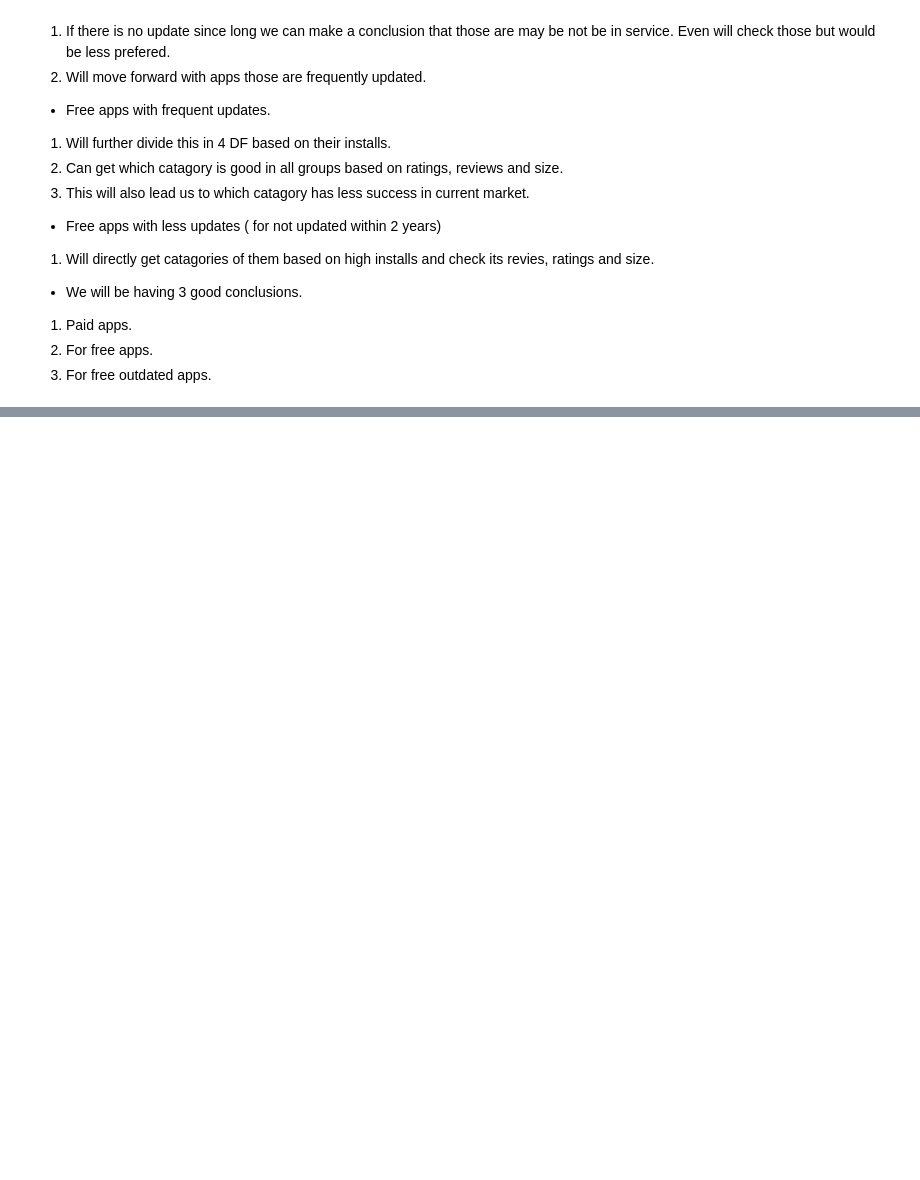
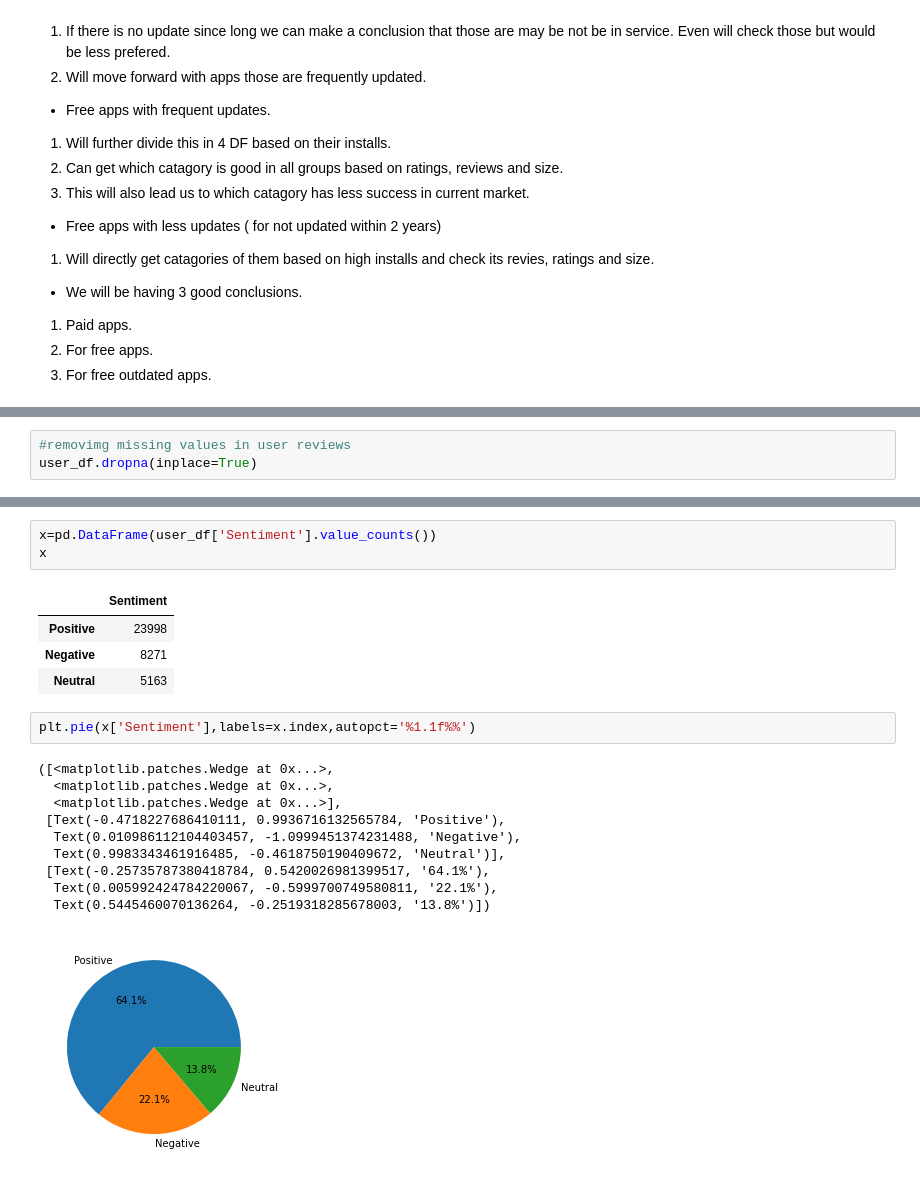
Before and after one commit to yagnik99/Play-Store-apps-data-analysis, a Jupyter notebook: Yagnik_Pandya_Team_2_Capstone_Project_1.ipynb, the cells around one changed output, grey strips where cells are left out. Saved outputs shown, nothing was run; the diff lists cells and outputs as text; blank space fills up the shorter version.

Commit message:
conclusion for 1 data

```diff
--- a/Yagnik_Pandya_Team_2_Capstone_Project_1.ipynb
+++ b/Yagnik_Pandya_Team_2_Capstone_Project_1.ipynb
@@ -393,0 +396,3 @@ First should cleanup data. Then-
+# %%
+#removimg missing values in user reviews
+user_df.dropna(inplace=True)
@@ -393,0 +488,21 @@ First should cleanup data. Then-
+# %%
+x=pd.DataFrame(user_df['Sentiment'].value_counts())
+x
+# %% [output]
+|  | Sentiment |
+| Positive | 23998 |
+| Negative | 8271 |
+| Neutral | 5163 |
+# %%
+plt.pie(x['Sentiment'],labels=x.index,autopct='%1.1f%%')
+# %% [output]
+([<matplotlib.patches.Wedge at 0x...>,
+  <matplotlib.patches.Wedge at 0x...>,
+  <matplotlib.patches.Wedge at 0x...>],
+ [Text(-0.4718227686410111, 0.9936716132565784, 'Positive'),
+  Text(0.010986112104403457, -1.0999451374231488, 'Negative'),
+  Text(0.9983343461916485, -0.4618750190409672, 'Neutral')],
+ [Text(-0.25735787380418784, 0.5420026981399517, '64.1%'),
+  Text(0.005992424784220067, -0.5999700749580811, '22.1%'),
+  Text(0.5445460070136264, -0.2519318285678003, '13.8%')])
+[figure, added]
```
Also changed, not shown: parts of 18 cells of this notebook.
